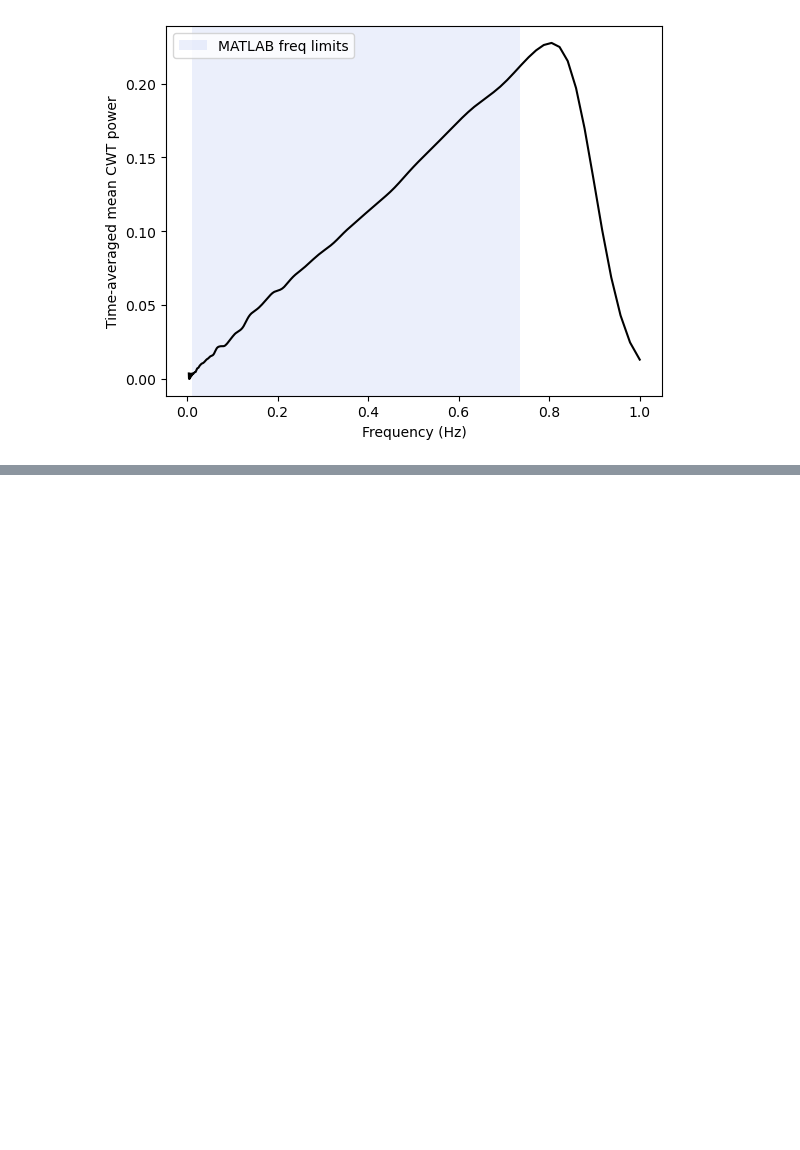
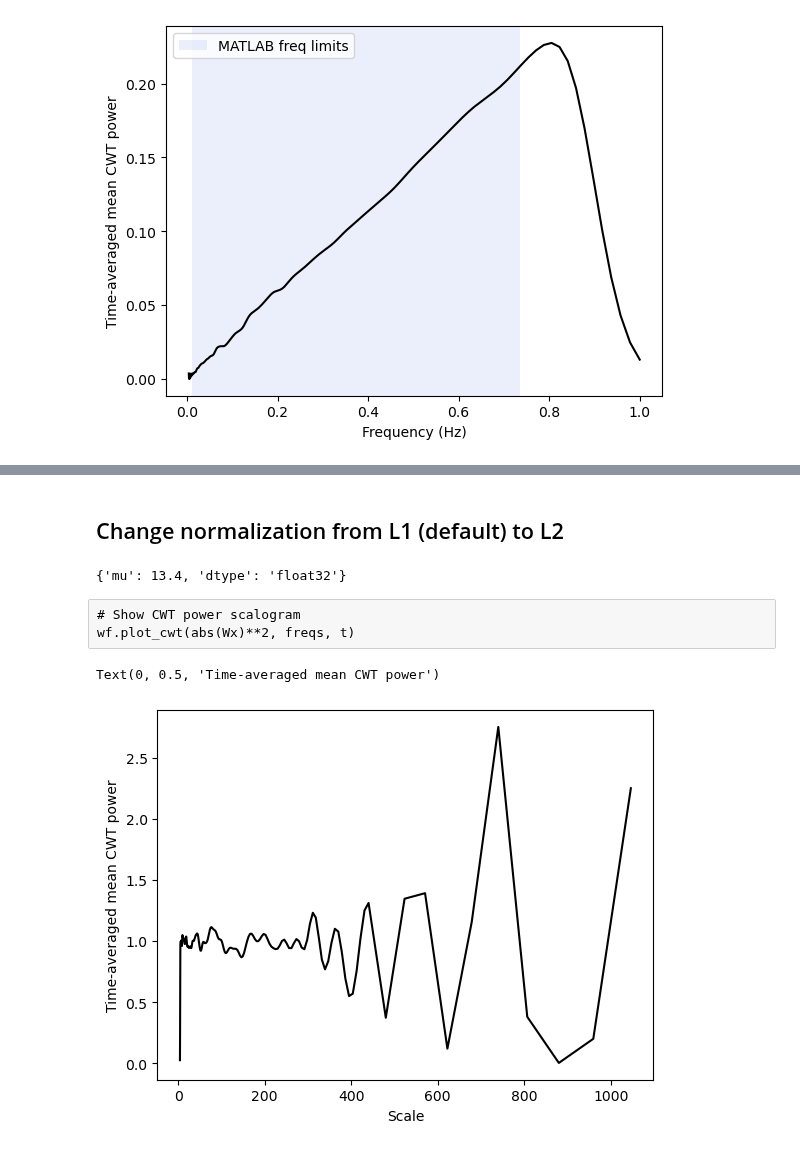
Before and after one commit to Maliboue/time_freq_lib, a Jupyter notebook: examples/check_cwt/cwt_of_white_noise-ssqueezepy.ipynb, the cells around one changed output, grey strips where cells are left out. Drawn from its saved outputs; the diff is of its cells as text; code cells hidden in the pictures; blank space fills up the shorter version.

Commit message:
L2 norm

```diff
--- a/examples/check_cwt/cwt_of_white_noise-ssqueezepy.ipynb
+++ b/examples/check_cwt/cwt_of_white_noise-ssqueezepy.ipynb
@@ -124,0 +116,27 @@ plt.legend()
+# %% [markdown]
+## Change normalization from L1 (default) to L2
+# %%
+sq.Wavelet('morlet').config
+# %% [output]
+{'mu': 13.4, 'dtype': 'float32'}
+# %%
+ps = []
+
+for xi in x:
+
+    Wx, scales = sq.cwt(xi, wavelet='morlet', fs=fs, l1_norm=False)
+
+    ps.append(np.mean(abs(Wx**2), axis=1))
+ps = np.array(ps)
+# %% [raw]
+# Show CWT power scalogram
+wf.plot_cwt(abs(Wx)**2, freqs, t)
+# %%
+ps_mean = np.mean(ps, axis=0)
+# %%
+plt.plot(scales, ps_mean, color='k')
+plt.xlabel('Scale')
+plt.ylabel('Time-averaged mean CWT power')
+# %% [output]
+Text(0, 0.5, 'Time-averaged mean CWT power')
+[figure, added]
```
Also changed, not shown: parts of 1 cell of this notebook.
